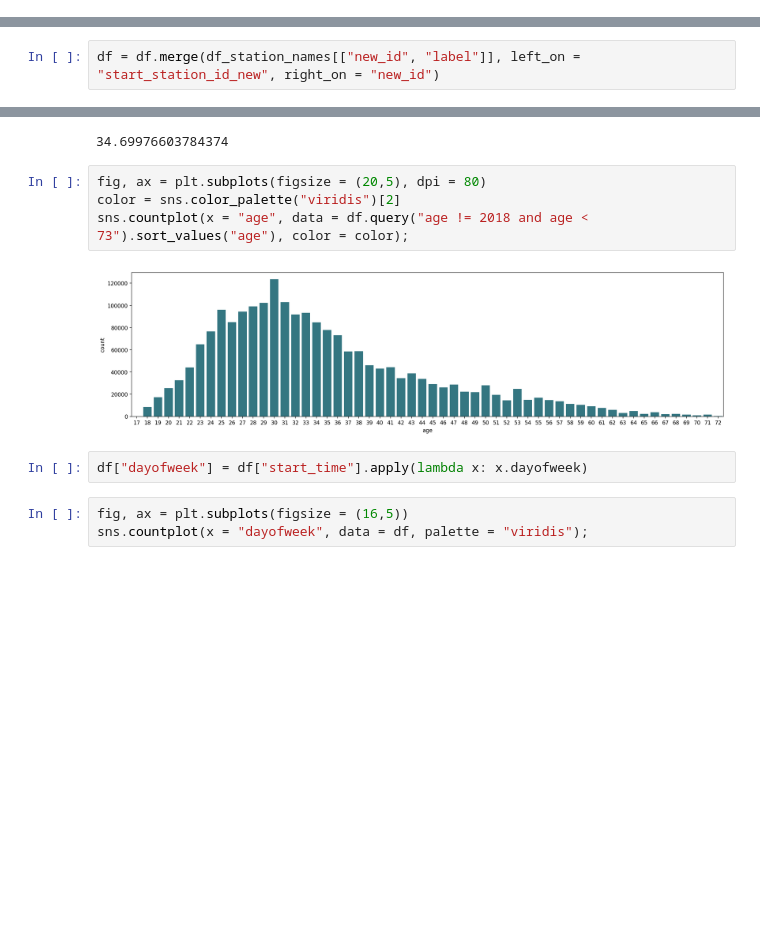
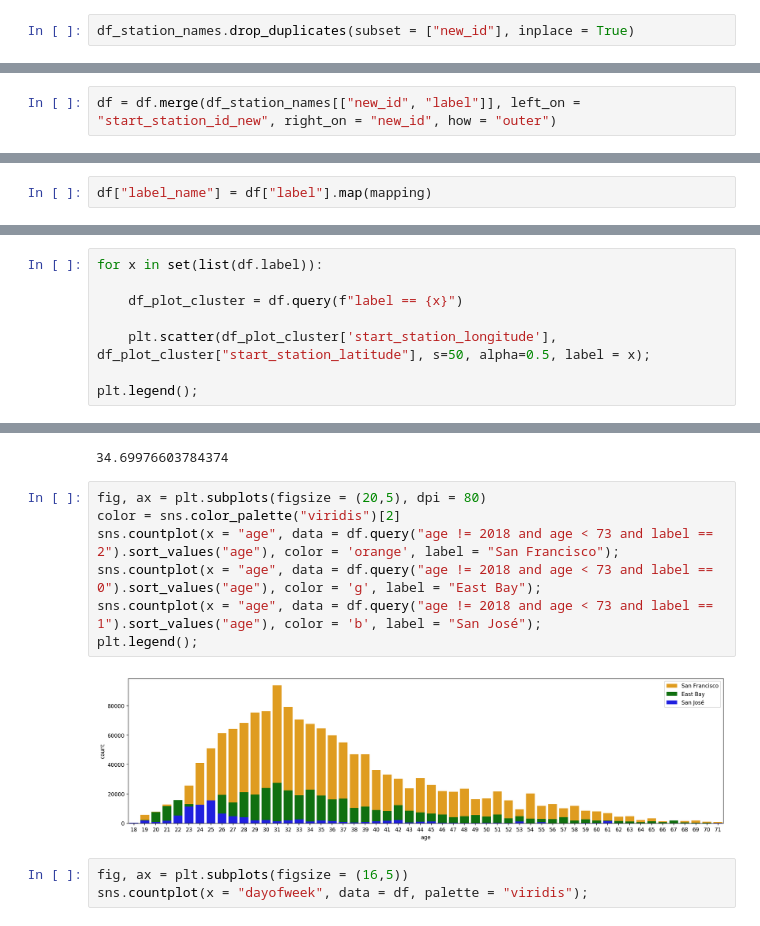
Before and after one commit to chrislicodes/udacity-data-analyst-nanodegree, a Jupyter notebook: P4-Communicate-Data-Findings/Communicate Data Findings.ipynb, the cells around one changed output, grey strips where cells are left out. Saved outputs shown, nothing was run; the diff lists cells and outputs as text; blank space fills up the shorter version.

Commit message:
added more visualizations

```diff
--- a/P4-Communicate-Data-Findings/Communicate Data Findings.ipynb
+++ b/P4-Communicate-Data-Findings/Communicate Data Findings.ipynb
@@ -823,0 +773,2 @@ Name: label, dtype: int64
+# %%
+df_station_names.drop_duplicates(subset = ["new_id"], inplace = True)
@@ -844,2 +816,2 @@ memory usage: 305.8+ MB
 # %%
-df = df.merge(df_station_names[["new_id", "label"]], left_on = "start_station_id_new", right_on = "new_id")
+df = df.merge(df_station_names[["new_id", "label"]], left_on = "start_station_id_new", right_on = "new_id", how = "outer")
@@ -845,0 +848,2 @@ df = df.merge(df_station_names[["new_id", "label"]], left_on = "start_station_id
+# %%
+df["label_name"] = df["label"].map(mapping)
@@ -845,0 +857,8 @@ df = df.merge(df_station_names[["new_id", "label"]], left_on = "start_station_id
+# %%
+for x in set(list(df.label)):
+
+    df_plot_cluster = df.query(f"label == {x}")
+
+    plt.scatter(df_plot_cluster['start_station_longitude'], df_plot_cluster["start_station_latitude"], s=50, alpha=0.5, label = x);
+
+plt.legend();
@@ -1024,11 +1194,12 @@ df.query("age != 2018").age.mean()
 # %%
 fig, ax = plt.subplots(figsize = (20,5), dpi = 80)
 color = sns.color_palette("viridis")[2]
-sns.countplot(x = "age", data = df.query("age != 2018 and age < 73").sort_values("age"), color = color);
+sns.countplot(x = "age", data = df.query("age != 2018 and age < 73 and label == 2").sort_values("age"), color = 'orange', label = "San Francisco");
+sns.countplot(x = "age", data = df.query("age != 2018 and age < 73 and label == 0").sort_values("age"), color = 'g', label = "East Bay");
+sns.countplot(x = "age", data = df.query("age != 2018 and age < 73 and label == 1").sort_values("age"), color = 'b', label = "San José");
+plt.legend();
 # %% [output]
-[figure, old version]
+[figure, new version]
-# %%
-df["dayofweek"] = df["start_time"].apply(lambda x: x.dayofweek)
 # %%
 fig, ax = plt.subplots(figsize = (16,5))
 sns.countplot(x = "dayofweek", data = df, palette = "viridis");
```
Also changed, not shown: parts of 135 cells of this notebook.
